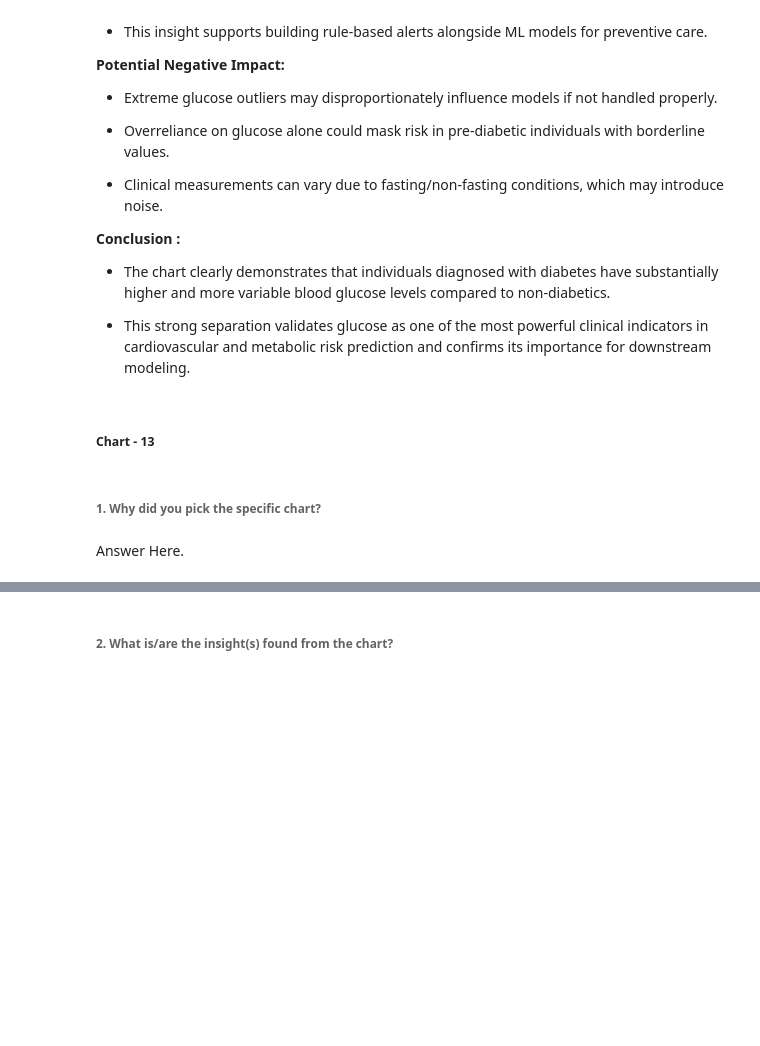
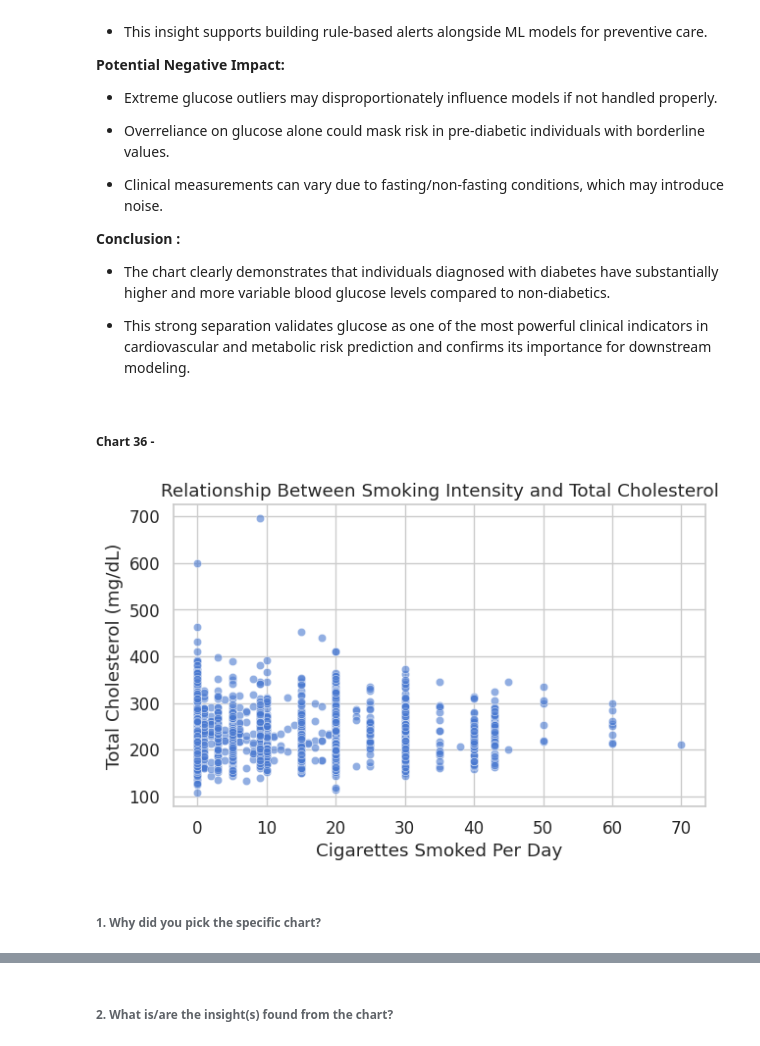
Before and after one commit to MonaliM5/cardio_risk_prediction, a Jupyter notebook: notebooks/Cardiovascular_Risk_Prediction.ipynb, the cells around one changed output, grey strips where cells are left out. Drawn from its saved outputs; the diff is of its cells as text; code cells hidden in the pictures; blank space fills up the shorter version.

Commit message:
viz (chart 36) : add bivariate analysis of smoking intensity vs total cholesterol 🚬

```diff
--- a/notebooks/Cardiovascular_Risk_Prediction.ipynb
+++ b/notebooks/Cardiovascular_Risk_Prediction.ipynb
@@ -3465,4 +3474,4 @@ Are there any insights that lead to negative growth? Justify with specific reaso
 
 * This strong separation validates glucose as one of the most powerful clinical indicators in cardiovascular and metabolic risk prediction and confirms its importance for downstream modeling.
 # %% [markdown]
-##### Chart - 13
+##### Chart 36 -
@@ -3471,4 +3478,37 @@ Are there any insights that lead to negative growth? Justify with specific reaso
+# %%
+# Chart - 36 visualization code
+
+
+# ============================================================
+# 📊 Bivariate Analysis – Chart 20
+# Visualizing the relationship between Smoking Intensity and Total Cholesterol
+# ============================================================
+
+
+# creating a new figure to define the size of the plot
+plt.figure(figsize=(7, 4))
+
+# plotting a scatter plot to visualize the relationship between
+# number of cigarettes smoked per day and total cholesterol level
+sns.scatterplot(
+    x='cigsPerDay',
+    y='totChol',
+    data=df_wrangle,
+    alpha=0.6
+)
+
+# setting the title to describe the relationship being visualized
+plt.title('Relationship Between Smoking Intensity and Total Cholesterol')
+
+# labeling the x-axis to represent smoking intensity
+plt.xlabel('Cigarettes Smoked Per Day')
+
+# labeling the y-axis to represent total cholesterol levels
+plt.ylabel('Total Cholesterol (mg/dL)')
+
+# displaying the final plot
+plt.show()
+# %% [output]
+[figure, added]
 # %% [markdown]
 ###### 1. Why did you pick the specific chart?
-# %% [markdown]
-Answer Here.
```
Also changed, not shown: parts of 8 cells of this notebook.
